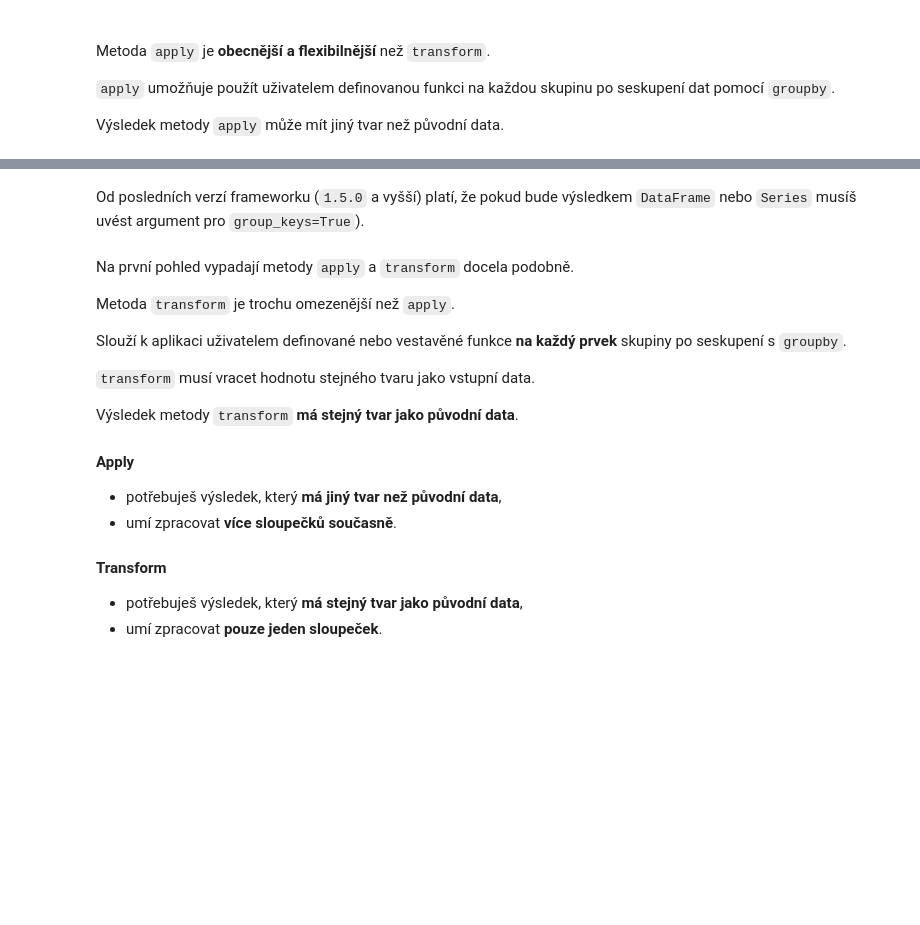
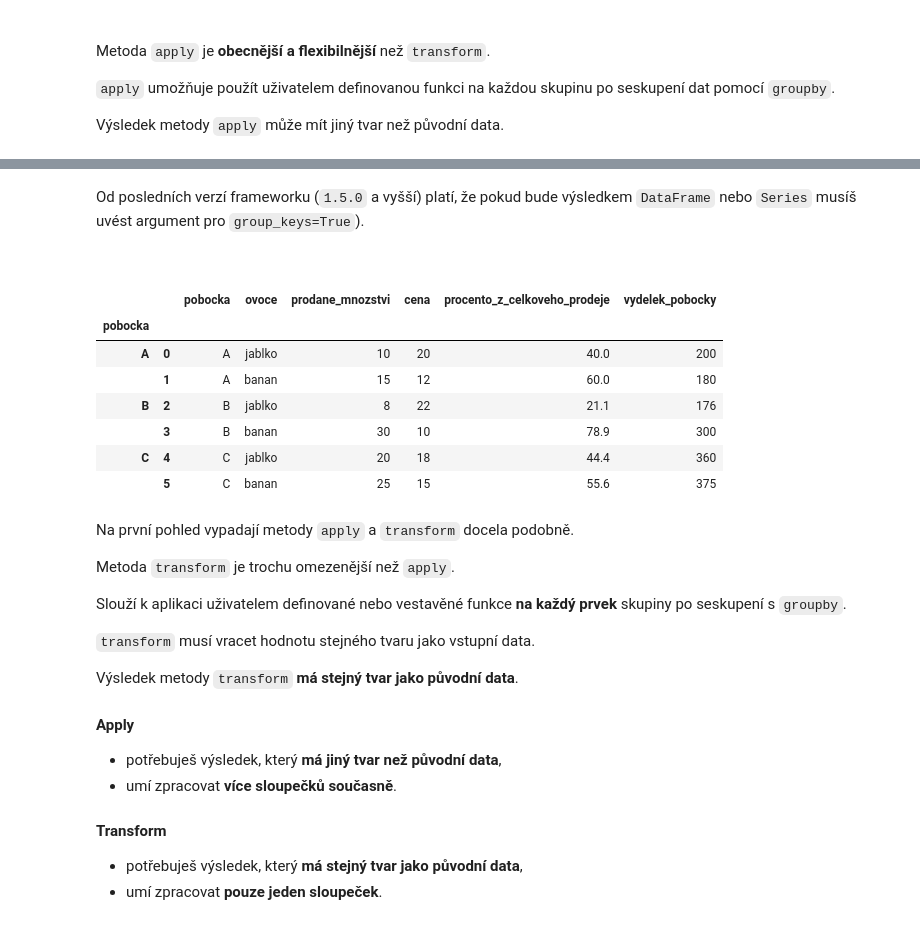
Before and after one commit to Bralor/python-data-2024, a Jupyter notebook: shared/notebooks/lesson03.ipynb, the cells around one changed output, grey strips where cells are left out. Saved outputs shown, nothing was run; the diff lists cells and outputs as text; code cells hidden in the pictures; blank space fills up the shorter version.

````diff
--- a/shared/notebooks/lesson03.ipynb
+++ b/shared/notebooks/lesson03.ipynb
@@ -858,4 +918,13 @@ B,banana,30,10
 C,apple,20,18
 C,banana,25,15
 ```
+# %%
+ovoce_data = {
+    'pobocka': ['A', 'A', 'B', 'B', 'C', 'C'],
+    'ovoce': ['jablko', 'banan', 'jablko', 'banan', 'jablko', 'banan'],
+    'prodane_mnozstvi': [10, 15, 8, 30, 20, 25],
+    'cena': [20, 12, 22, 10, 18, 15]
+}
+# %%
+df_ovoce = DataFrame(ovoce_data)
 # %%
@@ -935,10 +1052,21 @@ vystup
 df_ovoce.groupby?
 # %% [markdown]
 Od posledních verzí frameworku (`1.5.0` a vyšší) platí, že pokud bude výsledkem `DataFrame` nebo `Series` musíš uvést argument pro `group_keys=True`).
+
+<br>
 # %%
 vystup = df_ovoce.groupby('pobocka', group_keys=True).apply(vypocitej_vydelek_za_artikl)
 # %%
-vystup.head(6)
+vystup
+# %% [output]
+|  |  | pobocka | ovoce | prodane_mnozstvi | cena | procento_z_celkoveho_prodeje | vydelek_pobocky |
+| pobocka |  |  |  |  |  |  |  |
+| A | 0 | A | jablko | 10 | 20 | 40.0 | 200 |
+|  | 1 | A | banan | 15 | 12 | 60.0 | 180 |
+| B | 2 | B | jablko | 8 | 22 | 21.1 | 176 |
+|  | 3 | B | banan | 30 | 10 | 78.9 | 300 |
+| C | 4 | C | jablko | 20 | 18 | 44.4 | 360 |
+|  | 5 | C | banan | 25 | 15 | 55.6 | 375 |
 # %% [markdown]
 Na první pohled vypadají metody `apply` a `transform` docela podobně.
 
````
Also changed, not shown: parts of 186 cells of this notebook.
